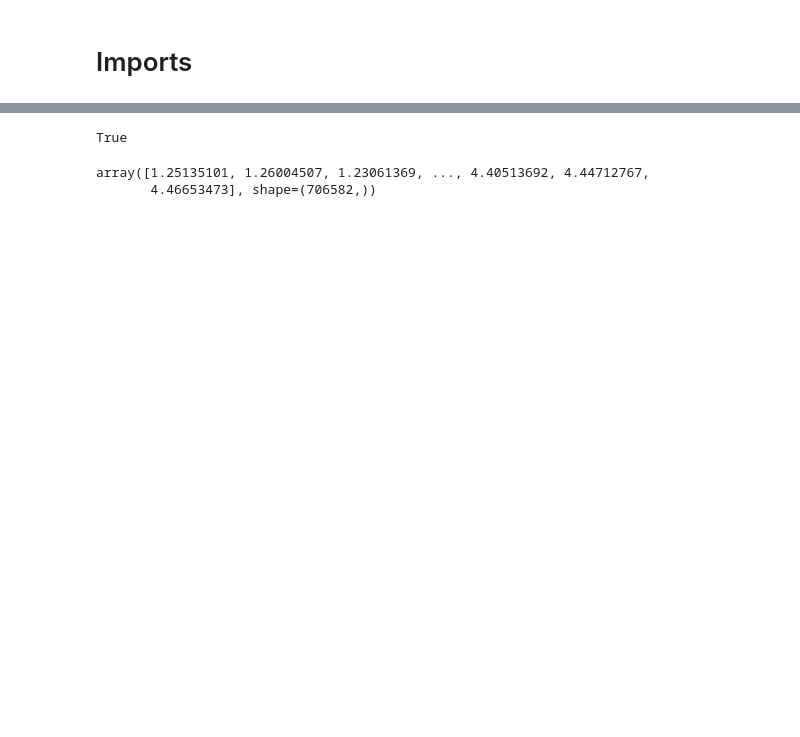
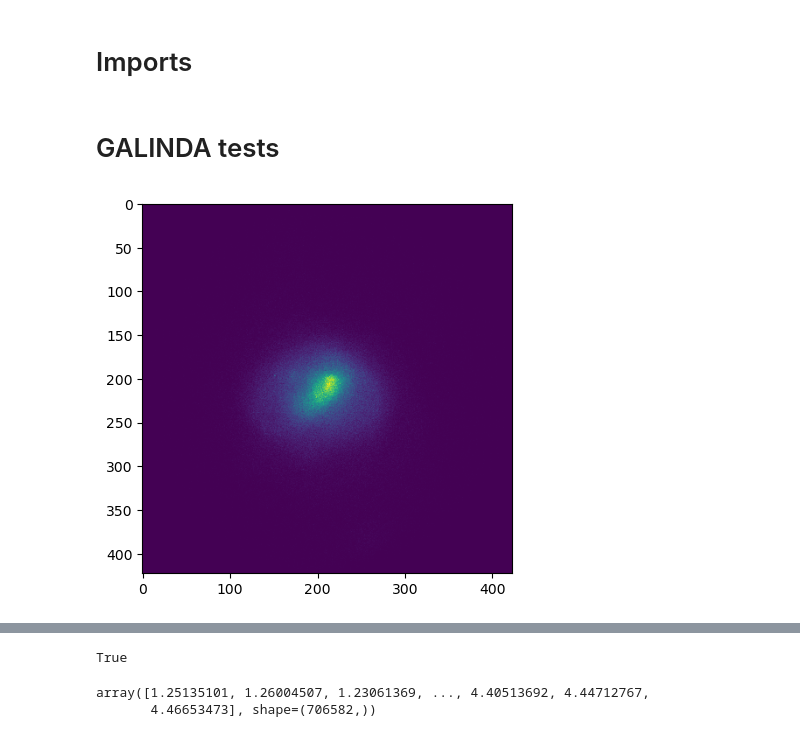
Before and after one commit to emmadavis818/GALINDA, a Jupyter notebook: Main.ipynb, the cells around one changed output, grey strips where cells are left out. Drawn from its saved outputs; the diff is of its cells as text; code cells hidden in the pictures; blank space fills up the shorter version.

Commit message:
Added run_animation and some testing

```diff
--- a/Main.ipynb
+++ b/Main.ipynb
@@ -8,21 +9,6 @@ import numpy as np
 import matplotlib.animation as animation
 import glob
 import h5py
-# %%
-fig, ax = plt.subplots(figsize = (8,8))
-
-#Create 2d Histogram
-data,x,y = np.histogram2d(X,Y, bins = 15)
-
-#Define animation.
-def animate(i) :
-    data,x,y = np.histogram2d(X,Y, bins = 15)
-    im.set_data(data)
-
-ani = animation.FuncAnimation(fig, animate, np.arange(0,1000),
-                          interval = 100, blit = False)
-
-plt.show()
 # %%
 class GALINDA(object):
     """
@@ -41,14 +27,30 @@ class GALINDA(object):
         self.key = key
         self.ind = ind
 
-    def histogram(self,x,y,bins = 500):
+    def histogram(self):
         """
         Doc
         """
+        self.to_plot,self.X,self.Y = np.histogram2d(self.x,self.y, bins = self.bins)
+
 
     def animate(self,i):
-        f = h5py.File(self.fnames[i])
-        data = np.array(f[self.key])
-        x,y = data[self.ind[:,0]], data[self.ind[:,1]]
+        self.f = h5py.File(self.fnames[i])
+        self.data = np.array(self.f[self.key])
+        self.x,self.y = self.data[:,self.ind[0]], self.data[:,self.ind[1]]
+        self.bins = int(np.sqrt(len(self.x))/2)
+        self.histogram()
 
-        self.histogram(x,y,np.sqrt(len(x))/2)
+        im = plt.imshow(self.to_plot)
+
+    def run_animation(self,figsize = (8,8)):
+        self.fig, self.ax = plt.subplots(figsize = figsize)
+        self.ani = animation.FuncAnimation(self.fig, self.animate)
+# %% [markdown]
+# GALINDA tests
+# %%
+gal = GALINDA("animation_data/", "m11h_star_coordinates")
+# %%
+gal.animate(7)
+# %% [output]
+[figure, added]
```
Also changed, not shown: parts of 8 cells of this notebook.
